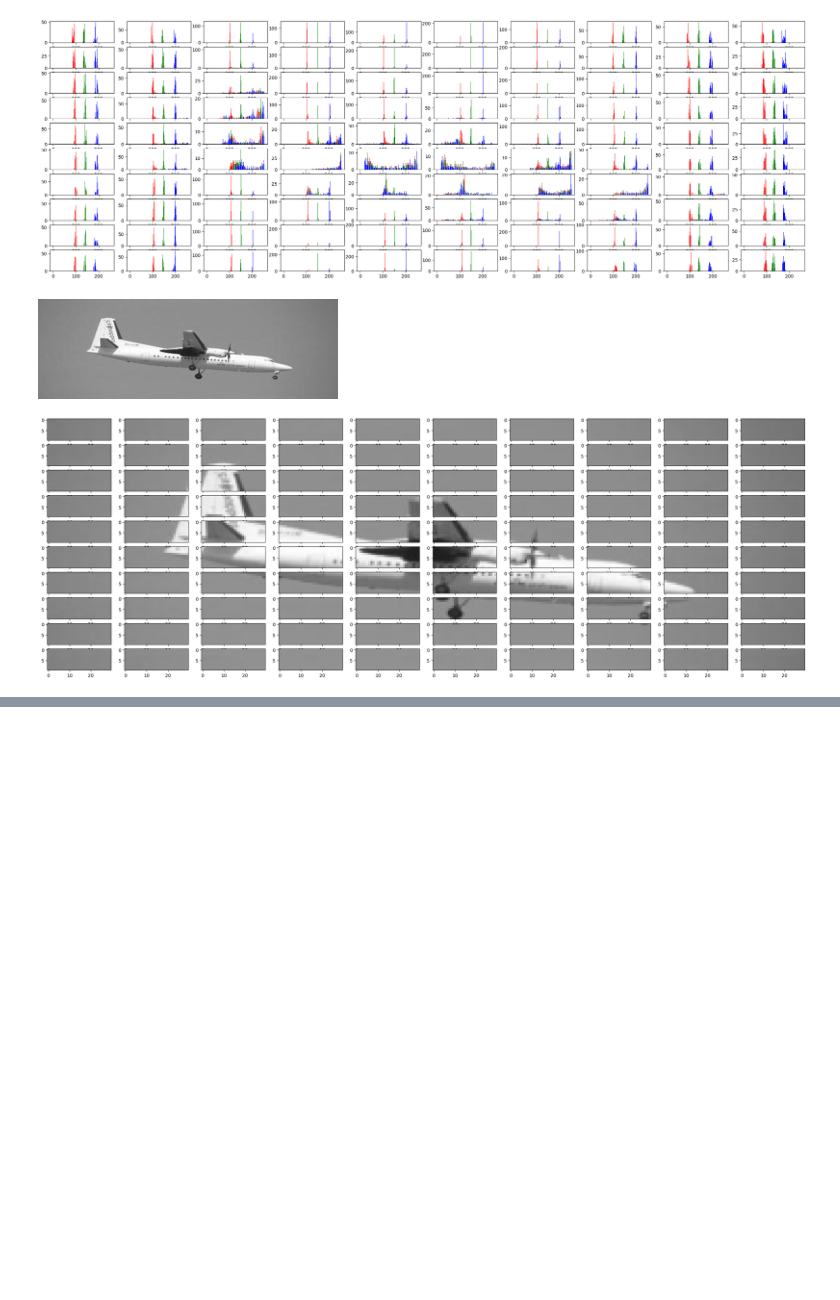
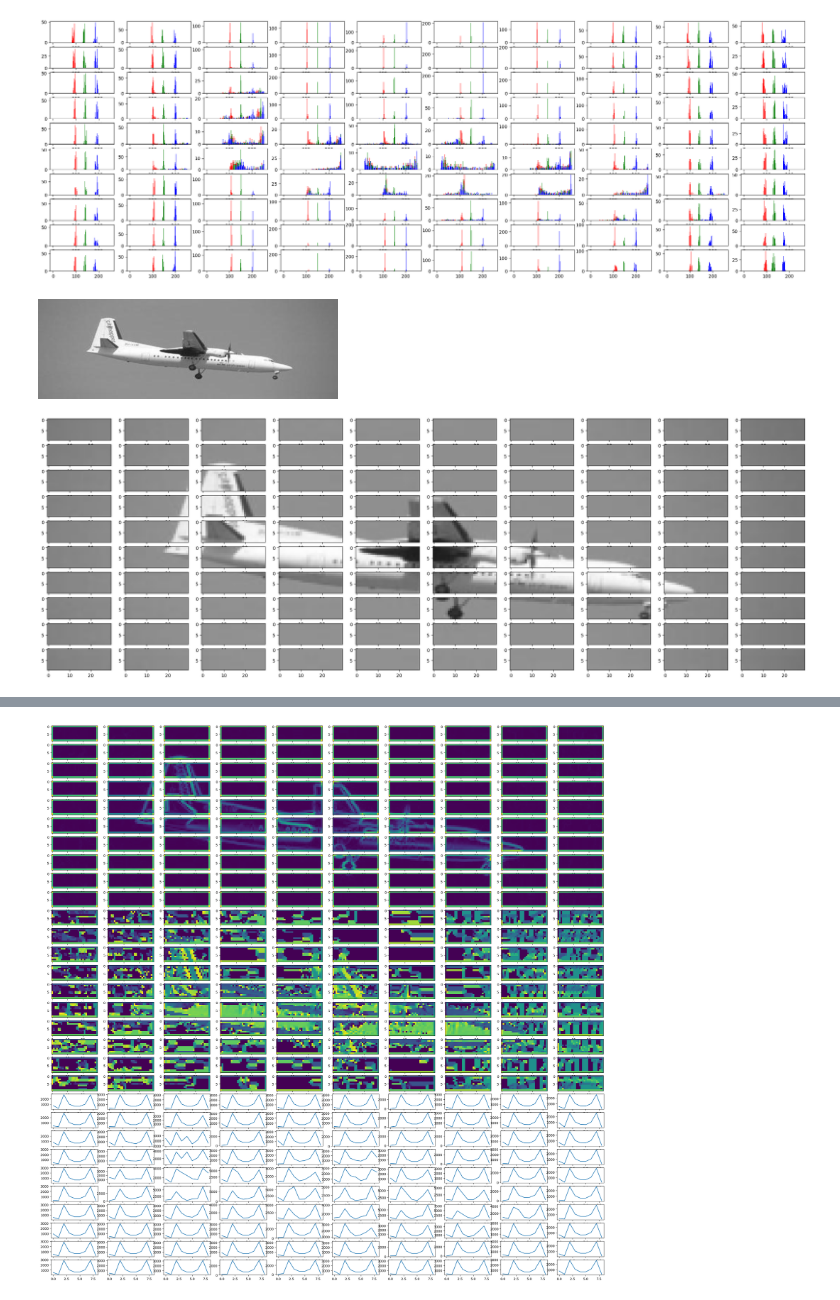
Before and after one commit to GokulVSD/ViVeC, a Jupyter notebook: Code/task_1.ipynb, the cells around one changed output, grey strips where cells are left out. Drawn from its saved outputs; the diff is of its cells as text; code cells hidden in the pictures; blank space fills up the shorter version.

Commit message:
Finished implementing HOG descriptor

```diff
--- a/Code/task_1.ipynb
+++ b/Code/task_1.ipynb
@@ -31,7 +31,9 @@ Dataset Caltech101
 # Each category orderd alphabetically has numbered images starting from 0,
 # tourchvision wraps these an concats them all sequentially.
 
-IMG_ID = 2500 # Image ID in range [0, 8676].
+IMG_ID = input("Provide an Image ID in the Caltech101 dataset in range [0, 8676]")
+
+IMG_ID = int(IMG_ID) if IMG_ID else 2500
 
 image, category = dataset[IMG_ID][0], dataset.categories[dataset[IMG_ID][1]]
 
@@ -226,0 +214,90 @@ gs_grid = partition_to_grid(gs_image)
+# %%
+# 9 bin (signed) magnitude-weighted gradient histograms.
+# Signed implies we consider 360 degrees, hence 9 bins => 40 degree bins.
+
+fig, axes = plt.subplots(nrows=30, ncols=10, figsize=(30,30))
+
+import numpy as np
+
+g_mask = np.array([-1, 0, 1])
+
+hog_descriptor = []
+
+for i in range(10):
+    for j in range(10):
+
+        cell = gs_grid[i][j][0]
+
+        g_x = []
+        g_y = []
+
+        # Prior to calculating dI/dx and dI/dy, we 0 pad the patch so as to maintain
+        # resolution. The assumption here is that the contributions to the bins by each
+        # of these edge pixels is negligible relative to the rest of the pixels.
+        # This is accomplished by using np.correlate with mode 'same'.
+        #
+        # NOTE: np.correlate is not np.convolve. np.correlate merely moves the kernel
+        # over the image (which gives us the gradient).
+
+        for row in cell:
+            g_x.append(np.correlate(row, g_mask, mode='same'))
+
+        for column in np.transpose(cell): # Transpose to compute gradient.
+            g_y.append(np.correlate(column, g_mask, mode='same'))
+
+        g_x = np.array(g_x)
+        g_y = np.transpose(np.array(g_y)) # Transpose back.
+
+        # Compute magnitudes: sqrt(g_x^2 + g_y^2)
+        g_x2 = np.power(g_x, 2)
+        g_y2 = np.power(g_y, 2)
+        g_mag = np.sqrt(g_x2 + g_y2)
+
+        # Compute directions: atan(g_y/g_x)
+        # We use np.arctan2 to correctly select quadrant.
+        g_dir = np.arctan2(g_y, g_x)
+        # We do modulo 360 to so as to make -45 deg => 315 deg
+        g_dir = np.rad2deg(g_dir) % 360
+
+
+        # We accomplish magnitude-weighted binning via the following strategy:
+        #
+        # pixel(x, y) has magnitude 72, direction 50. Since the adjacent bins
+        # are at 40 and 80 degrees, 72 * |80 - 50|/40 = 54 is added to bin 40, and
+        # 72 * |40 - 50|/40 = 18 is added to bin 80.
+        #
+        # Doing this in essense increases the smoothness of the histogram.
+
+        bins = [0] * 9
+        # index 0 => 0 deg, index 8 => 320
+
+        for row in range(10):
+            for col in range(30):
+
+                low_bin_idx = int(np.floor(g_dir[row][col] / 40))
+                high_bin_idx = int(np.ceil(g_dir[row][col] / 40))
+
+                low_bin_deg = low_bin_idx * 40
+                high_bin_deg = high_bin_idx * 40
+
+                # Handle case when degree is > 320.
+                high_bin_idx = 0 if high_bin_idx == 9 else high_bin_idx
+
+                bins[low_bin_idx] += g_mag[row][col] * (abs(high_bin_deg - g_dir[row][col]) / 40)
+                bins[high_bin_idx] += g_mag[row][col] * (abs(low_bin_deg - g_dir[row][col]) / 40)
+
+        hog_descriptor.extend(bins)
+
+        # Display magnitudes (on top third)
+        axes[i, j].imshow(g_mag)
+        # Display directions (middle third)
+        axes[10 + i, j].imshow(g_dir)
+        # Display histogram of oriented gradients (on bottom third)
+        axes[20 + i, j].plot(bins)
+
+
+hog_vector = torch.tensor(hog_descriptor)
+
+print("Length of generated HOG descriptor: ", len(hog_vector))
+print(hog_vector)
+# %% [output]
@@ -226,0 +321 @@ gs_grid = partition_to_grid(gs_image)
+[figure, added]
```
Also changed, not shown: parts of 3 cells of this notebook.
